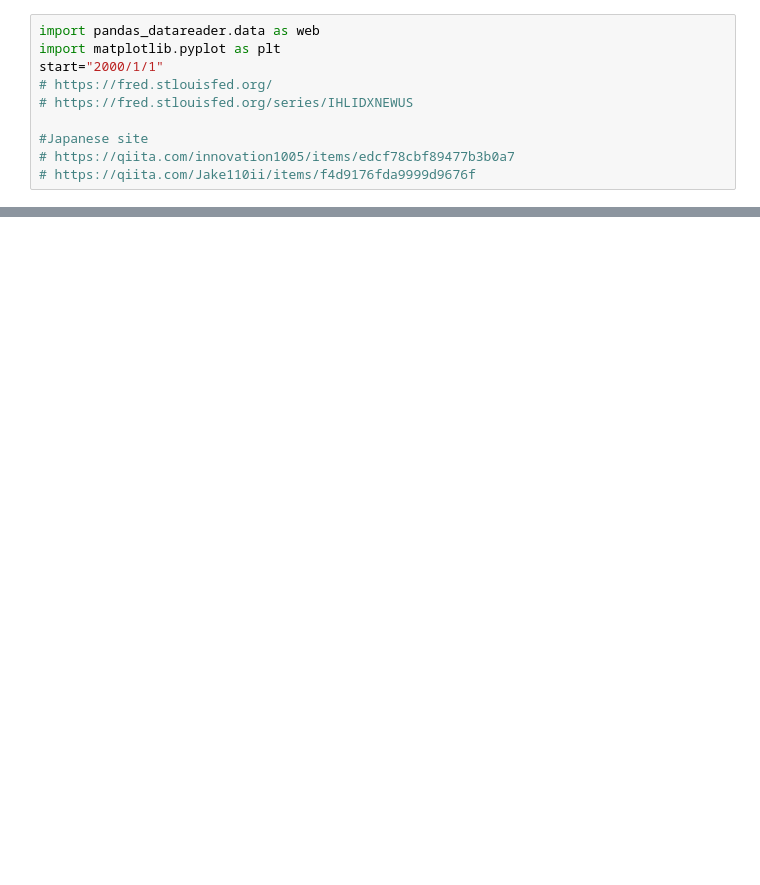
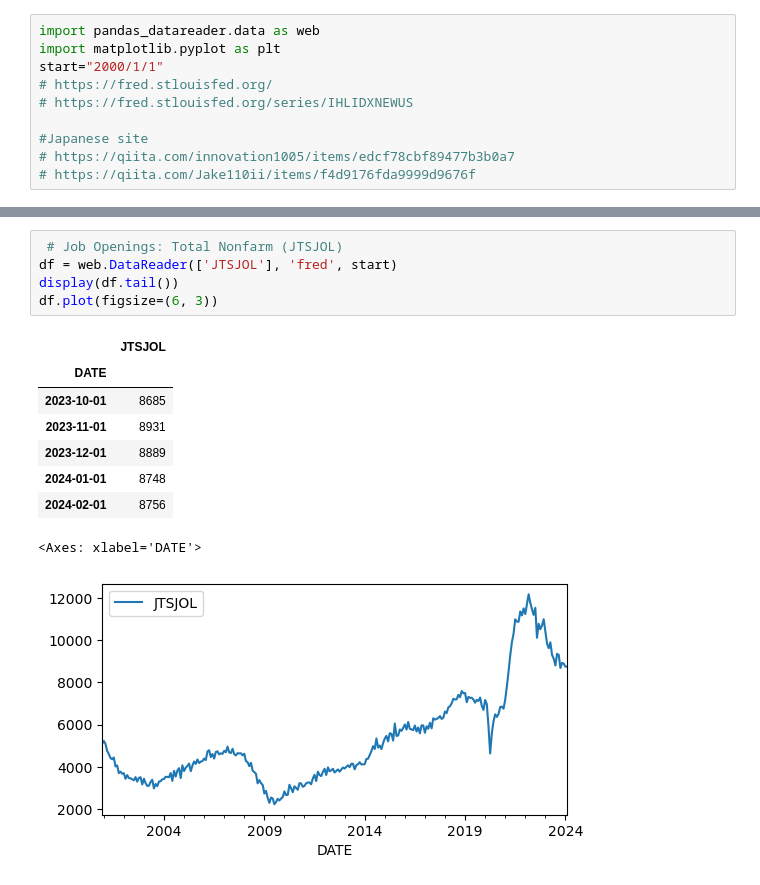
Before and after one commit to ken-100/Investment_Python, a Jupyter notebook: Market/DataAcquisition/Fred.ipynb, the cells around one changed output, grey strips where cells are left out. Cells and saved outputs as stored; diff of their text form; blank space fills up the shorter version.

```diff
--- a/Market/DataAcquisition/Fred.ipynb
+++ b/Market/DataAcquisition/Fred.ipynb
@@ -24,0 +26,15 @@ df.plot()
+# %%
+ # Job Openings: Total Nonfarm (JTSJOL)
+df = web.DataReader(['JTSJOL'], 'fred', start)
+display(df.tail())
+df.plot(figsize=(6, 3))
+# %% [output]
+|  | JTSJOL |
+| DATE |  |
+| 2023-10-01 | 8685 |
+| 2023-11-01 | 8931 |
+| 2023-12-01 | 8889 |
+| 2024-01-01 | 8748 |
+| 2024-02-01 | 8756 |
+<Axes: xlabel='DATE'>
+[figure, added]
```
Also changed, not shown: parts of 1 cell of this notebook.
